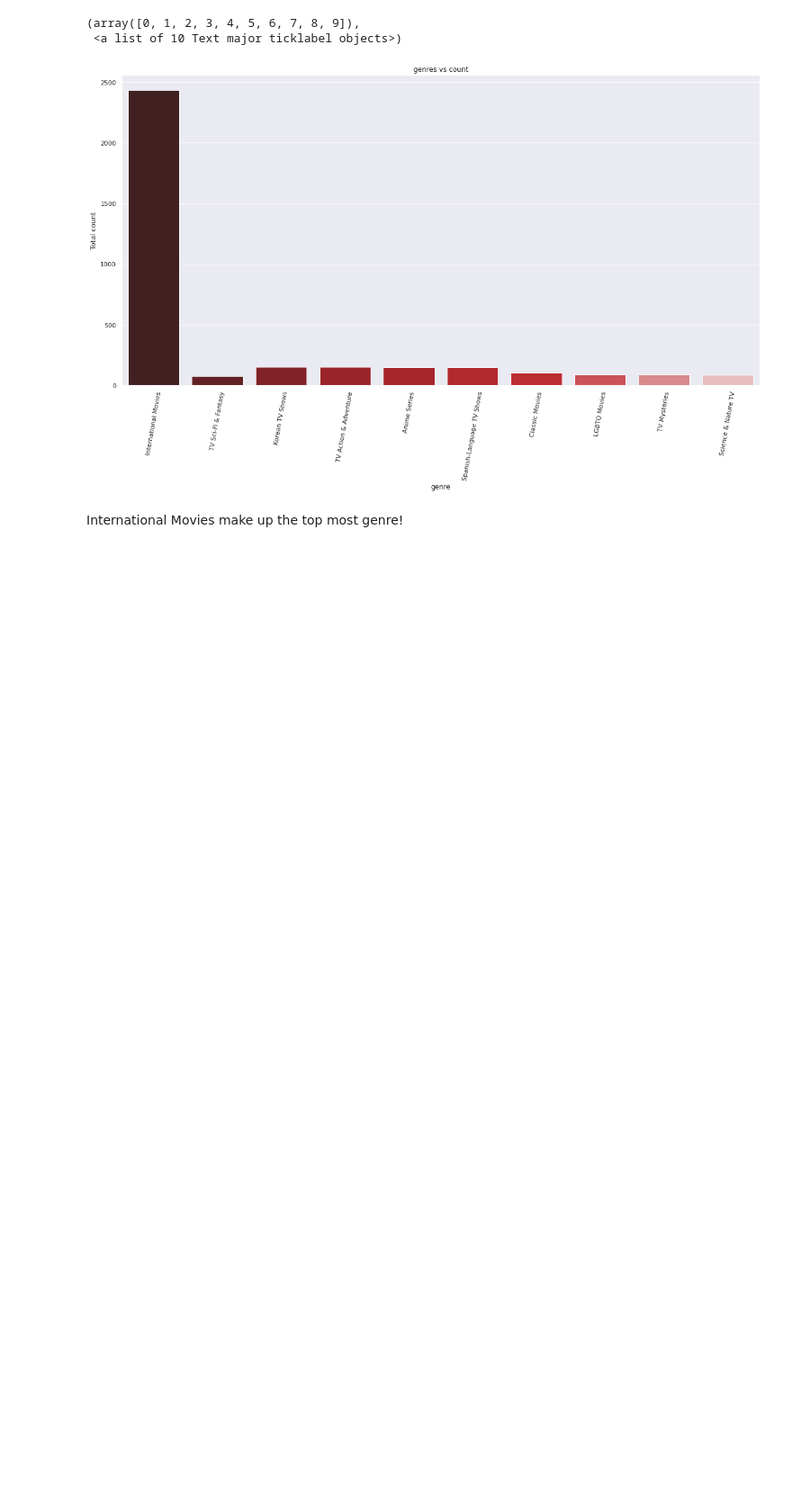
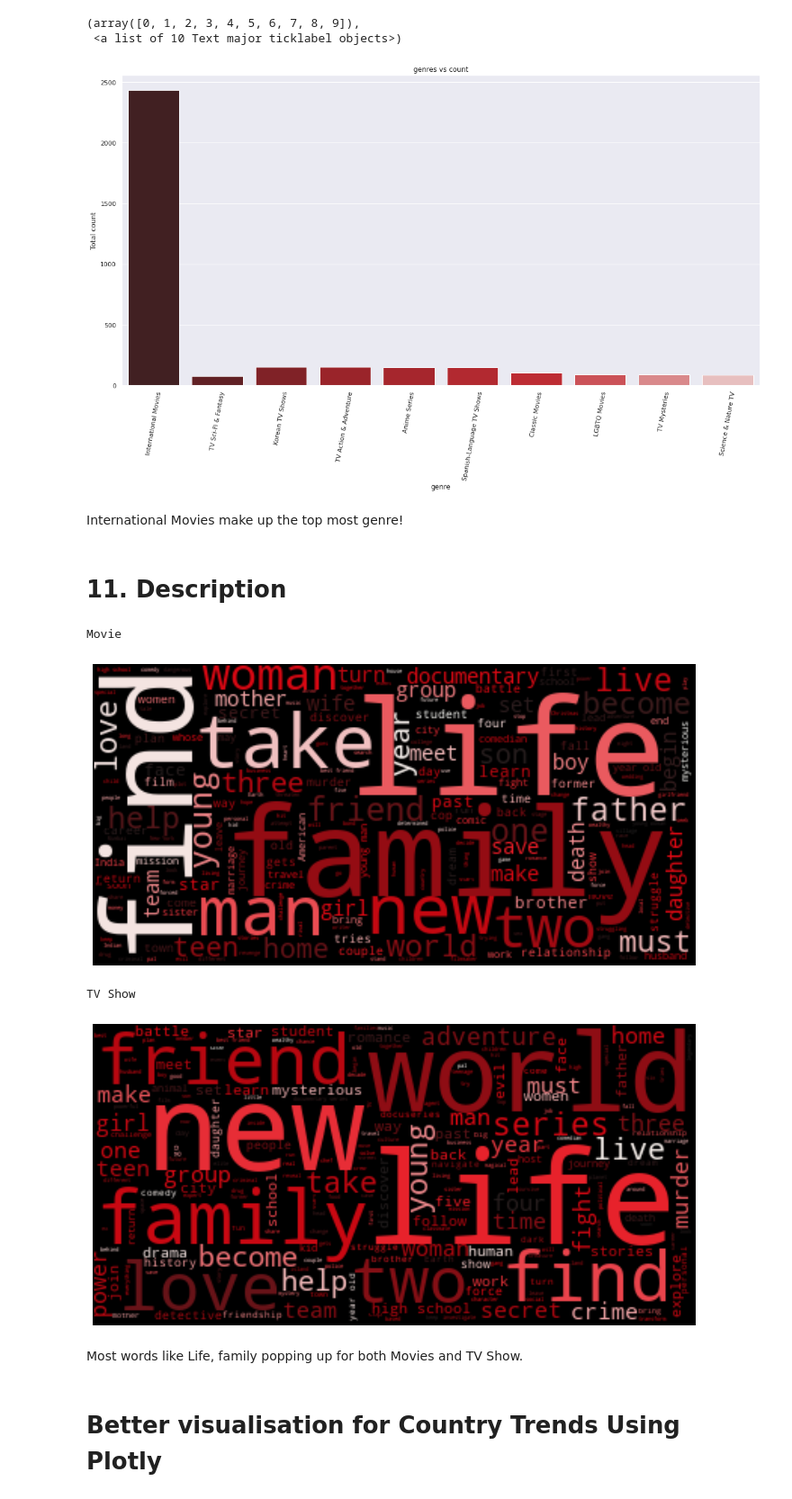
Before and after one commit to itishajain15/Netflix_Tv_Shows_and_Movies_clustering, a Jupyter notebook: Netflix_Movies_and_TV_Shows_clustering_Team_Notebook.ipynb, the cells around one changed output. Shown at 90% size. Cells and saved outputs as stored; diff of their text form; code cells hidden in the pictures; blank space fills up the shorter version.

```diff
--- a/Netflix_Movies_and_TV_Shows_clustering_Team_Notebook.ipynb
+++ b/Netflix_Movies_and_TV_Shows_clustering_Team_Notebook.ipynb
@@ -727,3 +727,19 @@ def func_select_Category(category_name,category_column,column_of_choice):
   plt.imshow(wordcloud, interpolation='bilinear')
   plt.axis("off")
   plt.show()
+# %% [markdown]
+# 11. Description
+# %%
+for x in ('Movie','TV Show'):
+  plt.figure(figsize=(12,8))
+  print(x)
+  func_select_Category(x,'type','description');
+# %% [output]
+Movie
+[figure, added]
+TV Show
+[figure, added]
+# %% [markdown]
+Most words like Life, family popping up for both Movies and TV Show.
+# %% [markdown]
+# Better visualisation for Country Trends Using Plotly
```
Also changed, not shown: parts of 26 cells of this notebook.
